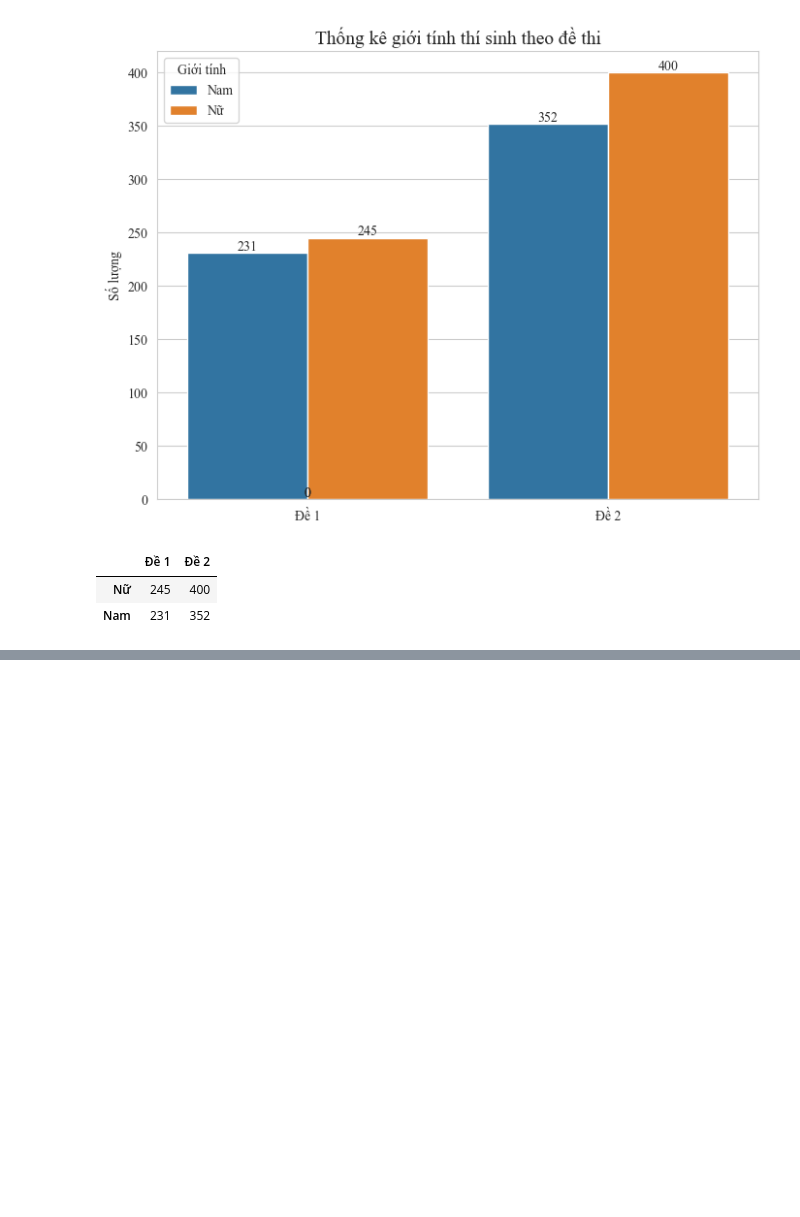
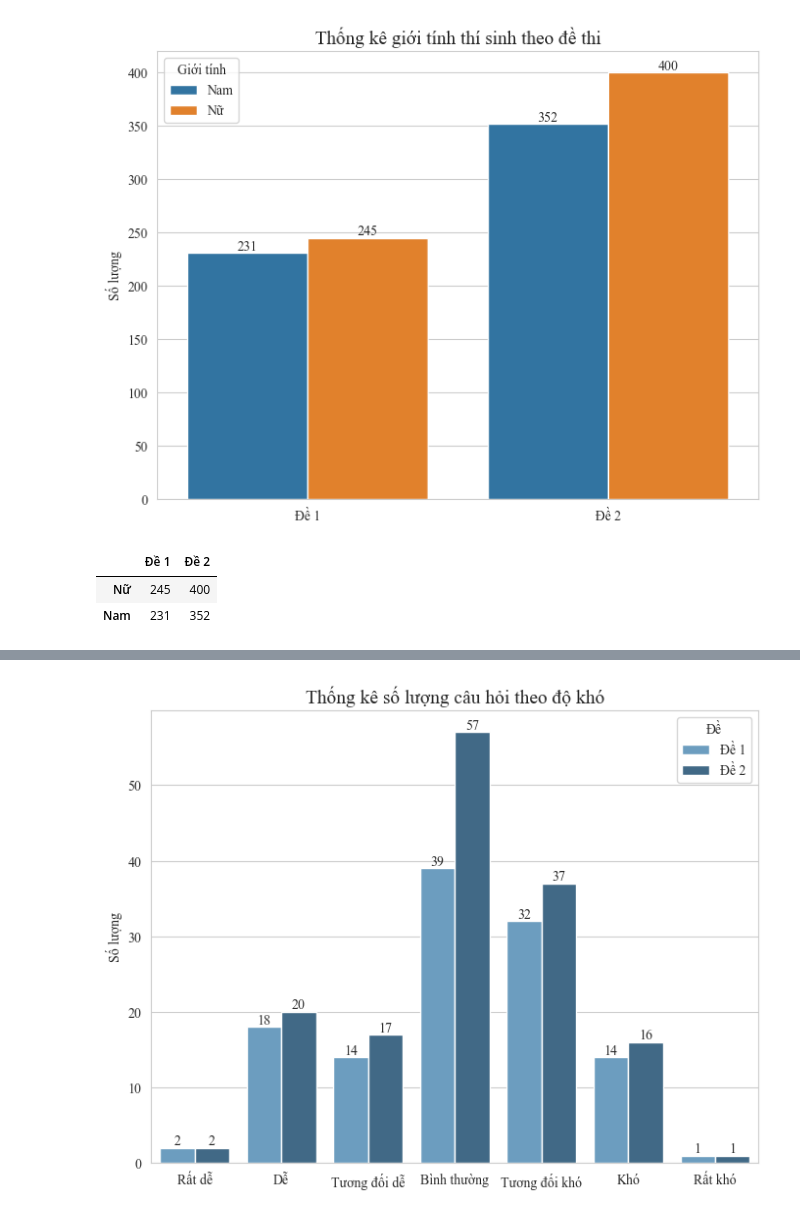
Before and after one commit to DuongThai2712/item-analysis-and-mmle-irt, a Jupyter notebook: main.ipynb, the cells around one changed output, grey strips where cells are left out. Drawn from its saved outputs; the diff is of its cells as text; code cells hidden in the pictures; blank space fills up the shorter version.

```diff
--- a/main.ipynb
+++ b/main.ipynb
@@ -84,0 +245,45 @@ Số thí sinh chỉ thi đề 2: 511
+# %%
+def b_category(diff):
+    if diff > 0.9:
+        return 'Rất dễ'
+    elif diff > 0.75:
+        return 'Dễ'
+    elif diff > 0.6:
+        return 'Tương đối dễ'
+    elif diff > 0.4:
+        return 'Bình thường'
+    elif diff > 0.25:
+        return 'Tương đối khó'
+    elif diff > 0.1:
+        return 'Khó'
+    else:
+        return 'Rất khó'
+
+b_1['Phân loại'] = b_1['CTT'].apply(b_category)
+b_2['Phân loại'] = b_2['CTT'].apply(b_category)
+# %%
+sns.set_style("whitegrid")
+plt.rcParams['font.family'] = 'serif'
+plt.rcParams['font.serif'] = ['Times New Roman']
+plt.figure(figsize=(8, 6))
+
+b1 = b_1.copy()
+b2 = b_2.copy()
+
+b1["Đề"] = "Đề 1"
+b2["Đề"] = "Đề 2"
+merged = pd.concat([b1, b2], ignore_index=True)
+sns.countplot(data=merged, x='Phân loại', palette='Blues_d', order=['Rất dễ', 'Dễ', 'Tương đối dễ', 'Bình thường',
+                                                                    'Tương đối khó', 'Khó','Rất khó'], hue='Đề')
+plt.title('Thống kê số lượng câu hỏi theo độ khó', fontsize=14)
+plt.xlabel(None)
+plt.ylabel('Số lượng')
+
+#thêm nhãn trên mỗi cột
+for p in plt.gca().patches:
+    height = p.get_height()
+    if height >0:
+        plt.gca().annotate(f'{int(height)}', (p.get_x() + p.get_width() / 2, height),
+                        ha='center', va='bottom', fontsize=10)
+# %% [output]
+[figure, added]
```
Also changed, not shown: parts of 25 cells of this notebook, 3 other files.
